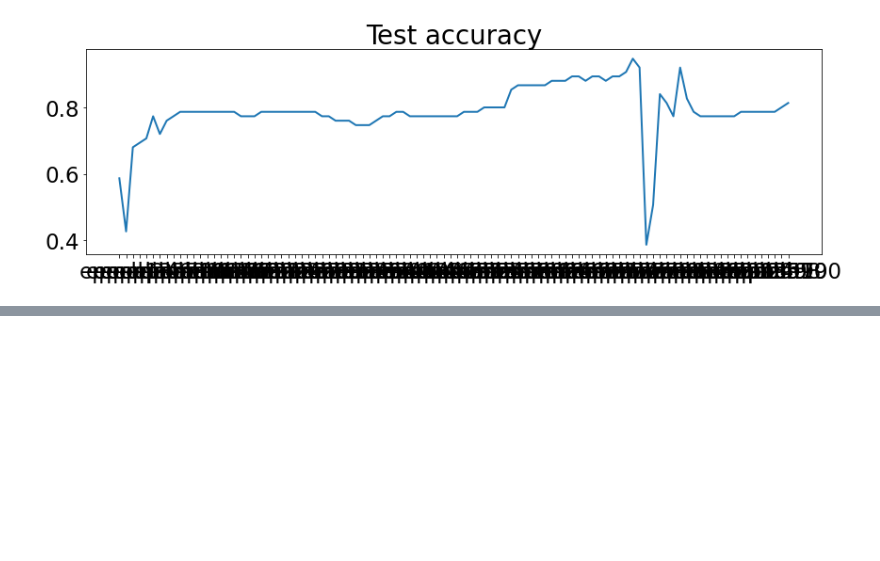
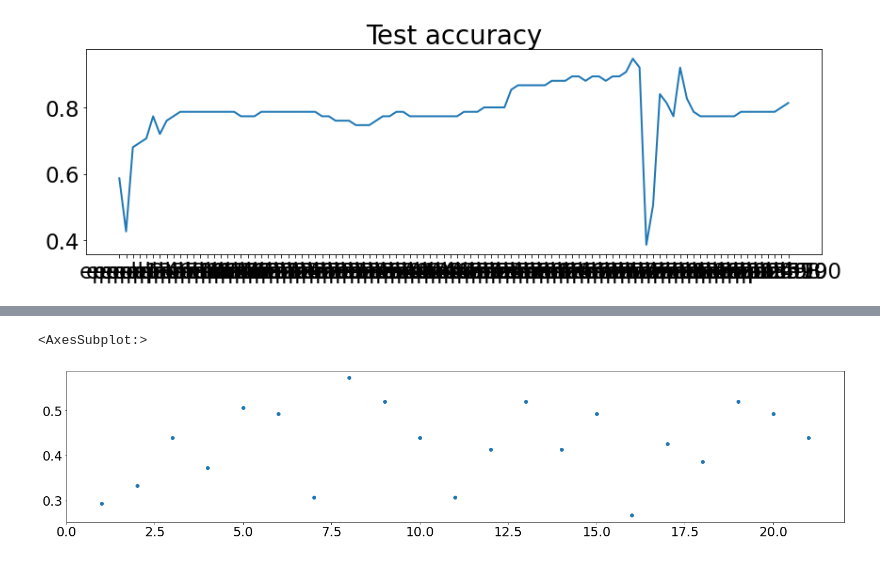
Before and after one commit to kimyuji/Fine-tune-with-Few-Samples, a Jupyter notebook: analysis_instab.ipynb, the cells around one changed output, grey strips where cells are left out. Drawn from its saved outputs; the diff is of its cells as text; code cells hidden in the pictures; blank space fills up the shorter version.

```diff
--- a/analysis_instab.ipynb
+++ b/analysis_instab.ipynb
@@ -606,0 +700,9 @@ Text(0.5, 1.0, 'Test accuracy')
+# %%
+fig = plt.figure(figsize=(25,5))
+test_path = './logs/baseline/output/torch_resnet18_simclr_LS_default/isic/05way_005shot_head_default/test_history_task.csv'
+test_acc = pd.read_csv(test_path, index_col='Unnamed: 0')
+test_acc.iloc[:,-1].plot(marker ='o', linestyle='None')
+# 비슷한 클래스 조합 뭉쳐있음
+# %% [output]
+<AxesSubplot:>
+[figure, added]
```
Also changed, not shown: parts of 17 cells of this notebook, 4 other files.
